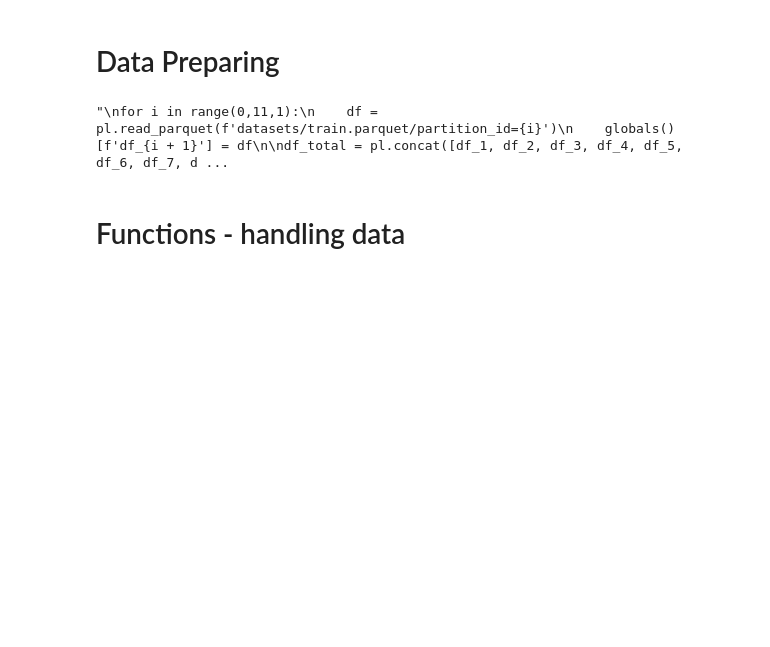
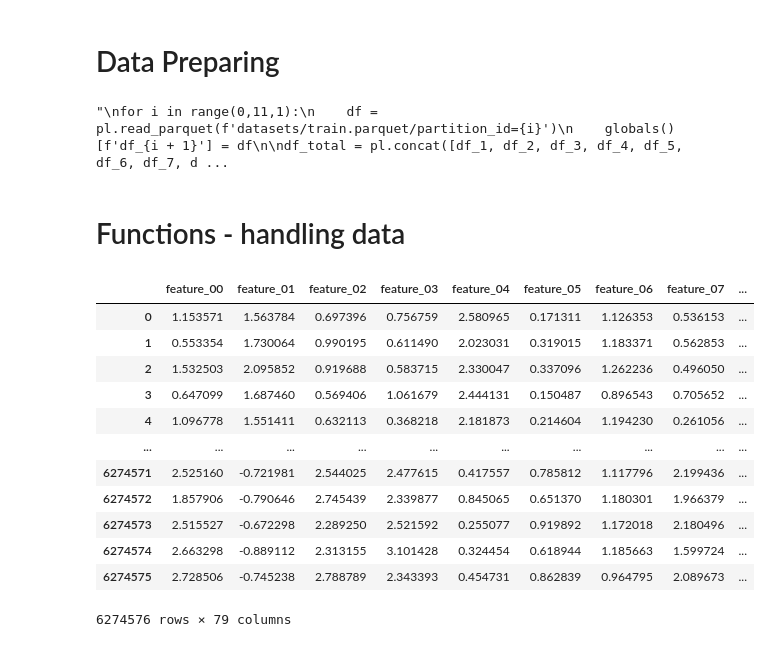
Before and after one commit to shs1018/iM_DiGital_Banker_academy, a Jupyter notebook: projects/iMBank_pj3/TS_CLustering.ipynb, the cells around one changed output. Saved outputs shown, nothing was run; the diff lists cells and outputs as text; code cells hidden in the pictures; blank space fills up the shorter version.

```diff
--- a/projects/iMBank_pj3/TS_CLustering.ipynb
+++ b/projects/iMBank_pj3/TS_CLustering.ipynb
@@ -97,3 +106,19 @@ test_data = date_and_feature(df_early_model).drop('date_id')
+# %%
+test_data.to_pandas()
+# %% [output]
+|  | feature_00 | feature_01 | feature_02 | feature_03 | feature_04 | feature_05 | feature_06 | feature_07 | ... |
+| 0 | 1.153571 | 1.563784 | 0.697396 | 0.756759 | 2.580965 | 0.171311 | 1.126353 | 0.536153 | ... |
+| 1 | 0.553354 | 1.730064 | 0.990195 | 0.611490 | 2.023031 | 0.319015 | 1.183371 | 0.562853 | ... |
+| 2 | 1.532503 | 2.095852 | 0.919688 | 0.583715 | 2.330047 | 0.337096 | 1.262236 | 0.496050 | ... |
+| 3 | 0.647099 | 1.687460 | 0.569406 | 1.061679 | 2.444131 | 0.150487 | 0.896543 | 0.705652 | ... |
+| 4 | 1.096778 | 1.551411 | 0.632113 | 0.368218 | 2.181873 | 0.214604 | 1.194230 | 0.261056 | ... |
+| ... | ... | ... | ... | ... | ... | ... | ... | ... | ... |
+| 6274571 | 2.525160 | -0.721981 | 2.544025 | 2.477615 | 0.417557 | 0.785812 | 1.117796 | 2.199436 | ... |
+| 6274572 | 1.857906 | -0.790646 | 2.745439 | 2.339877 | 0.845065 | 0.651370 | 1.180301 | 1.966379 | ... |
+| 6274573 | 2.515527 | -0.672298 | 2.289250 | 2.521592 | 0.255077 | 0.919892 | 1.172018 | 2.180496 | ... |
+| 6274574 | 2.663298 | -0.889112 | 2.313155 | 3.101428 | 0.324454 | 0.618944 | 1.185663 | 1.599724 | ... |
+| 6274575 | 2.728506 | -0.745238 | 2.788789 | 2.343393 | 0.454731 | 0.862839 | 0.964795 | 2.089673 | ... |
+6274576 rows × 79 columns
 # %% [markdown]
 # Functions - Clustering
 - with no scaling
```
Also changed, not shown: parts of 13 cells of this notebook, 18 other files.
